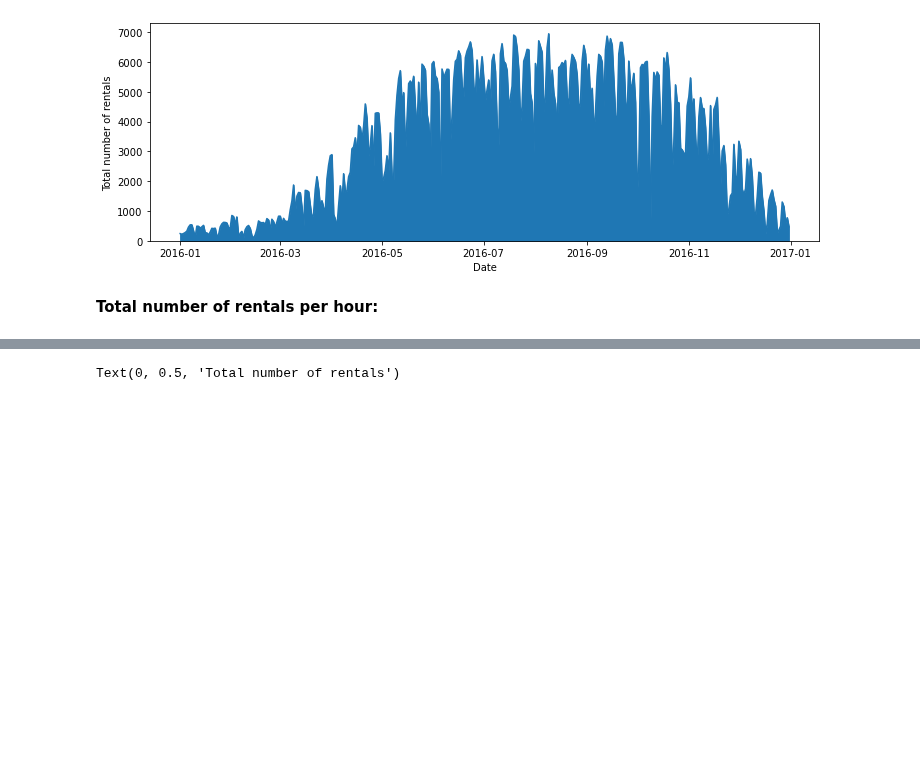
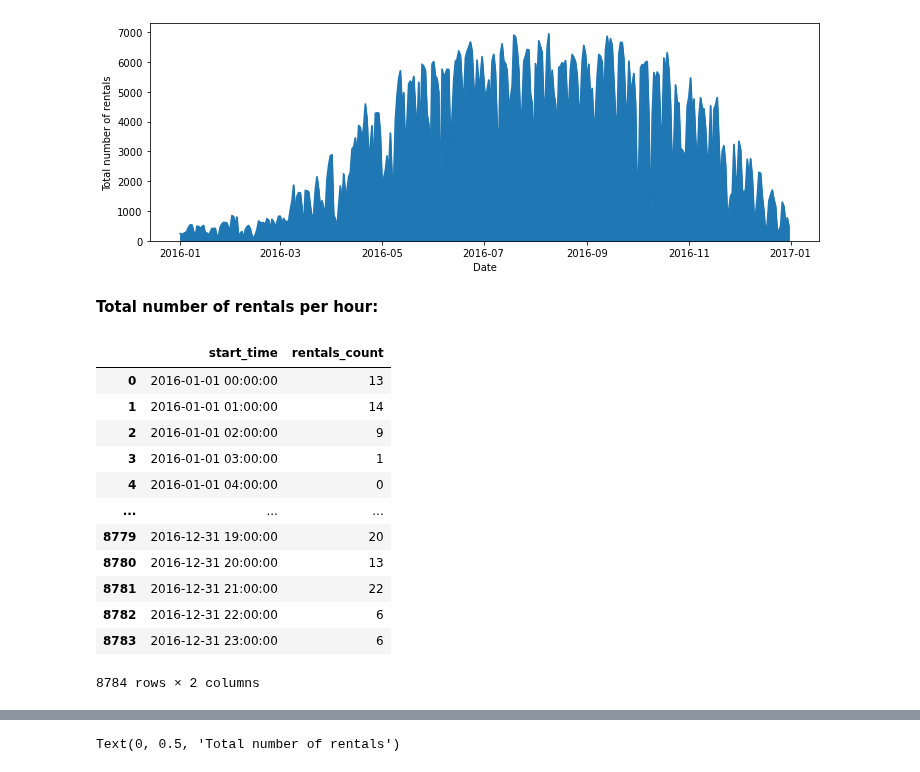
Before and after one commit to MoritzWagner13/Machine-Learning, a Jupyter notebook: Code.ipynb, the cells around one changed output, grey strips where cells are left out. Saved outputs shown, nothing was run; the diff lists cells and outputs as text; code cells hidden in the pictures; blank space fills up the shorter version.

```diff
--- a/Code.ipynb
+++ b/Code.ipynb
@@ -423,3 +453,20 @@ Text(0, 0.5, 'Total number of rentals')
 [figure]
 # %% [markdown]
 **Total number of rentals per hour:**
+# %%
+#listed hourly started rentals
+bike.groupby([pd.Grouper(key='start_time',freq='H')]).size().reset_index(name='rentals_count')
+# %% [output]
+|  | start_time | rentals_count |
+| 0 | 2016-01-01 00:00:00 | 13 |
+| 1 | 2016-01-01 01:00:00 | 14 |
+| 2 | 2016-01-01 02:00:00 | 9 |
+| 3 | 2016-01-01 03:00:00 | 1 |
+| 4 | 2016-01-01 04:00:00 | 0 |
+| ... | ... | ... |
+| 8779 | 2016-12-31 19:00:00 | 20 |
+| 8780 | 2016-12-31 20:00:00 | 13 |
+| 8781 | 2016-12-31 21:00:00 | 22 |
+| 8782 | 2016-12-31 22:00:00 | 6 |
+| 8783 | 2016-12-31 23:00:00 | 6 |
+8784 rows × 2 columns
```
Also changed, not shown: parts of 11 cells of this notebook.
